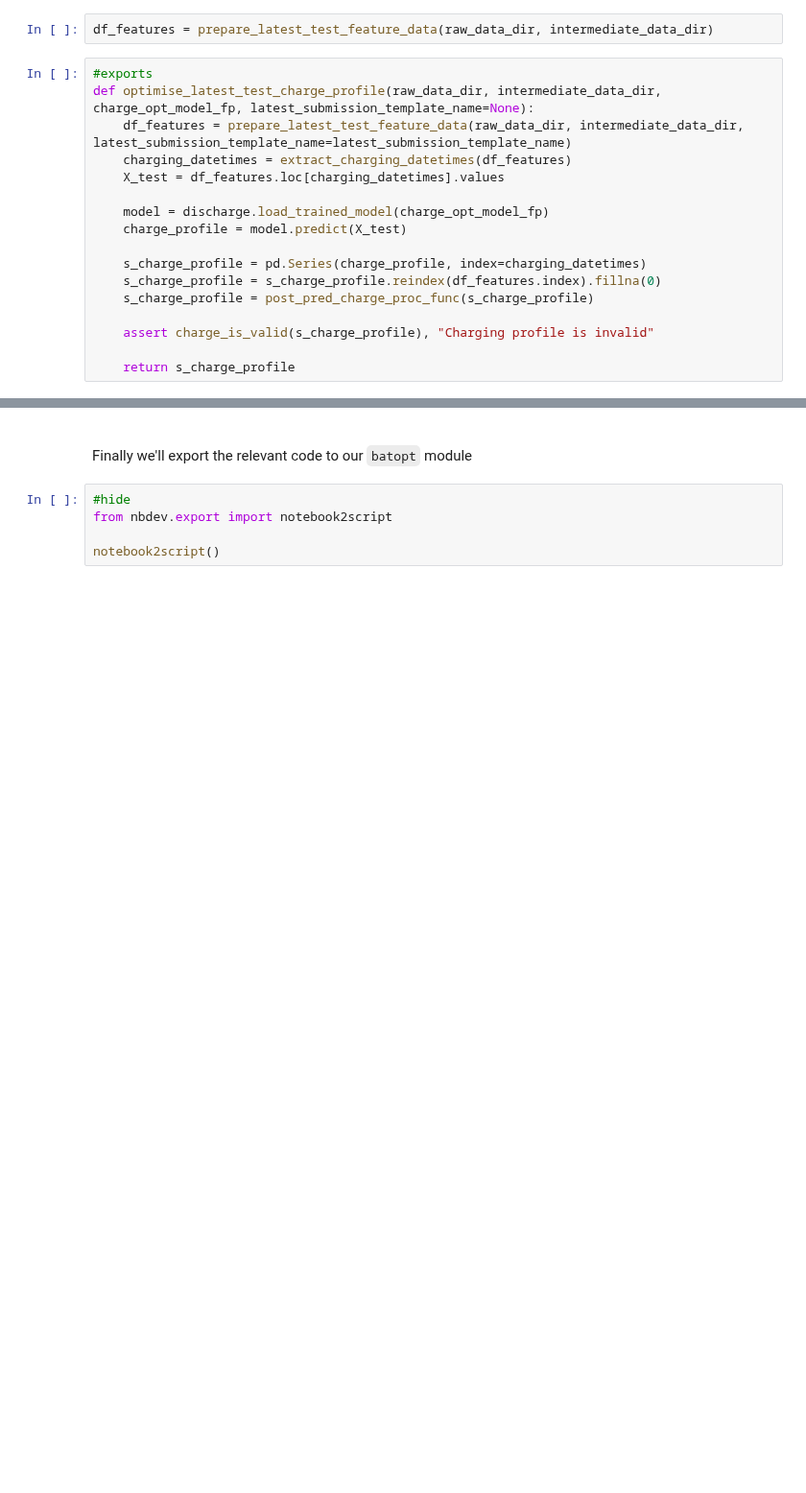
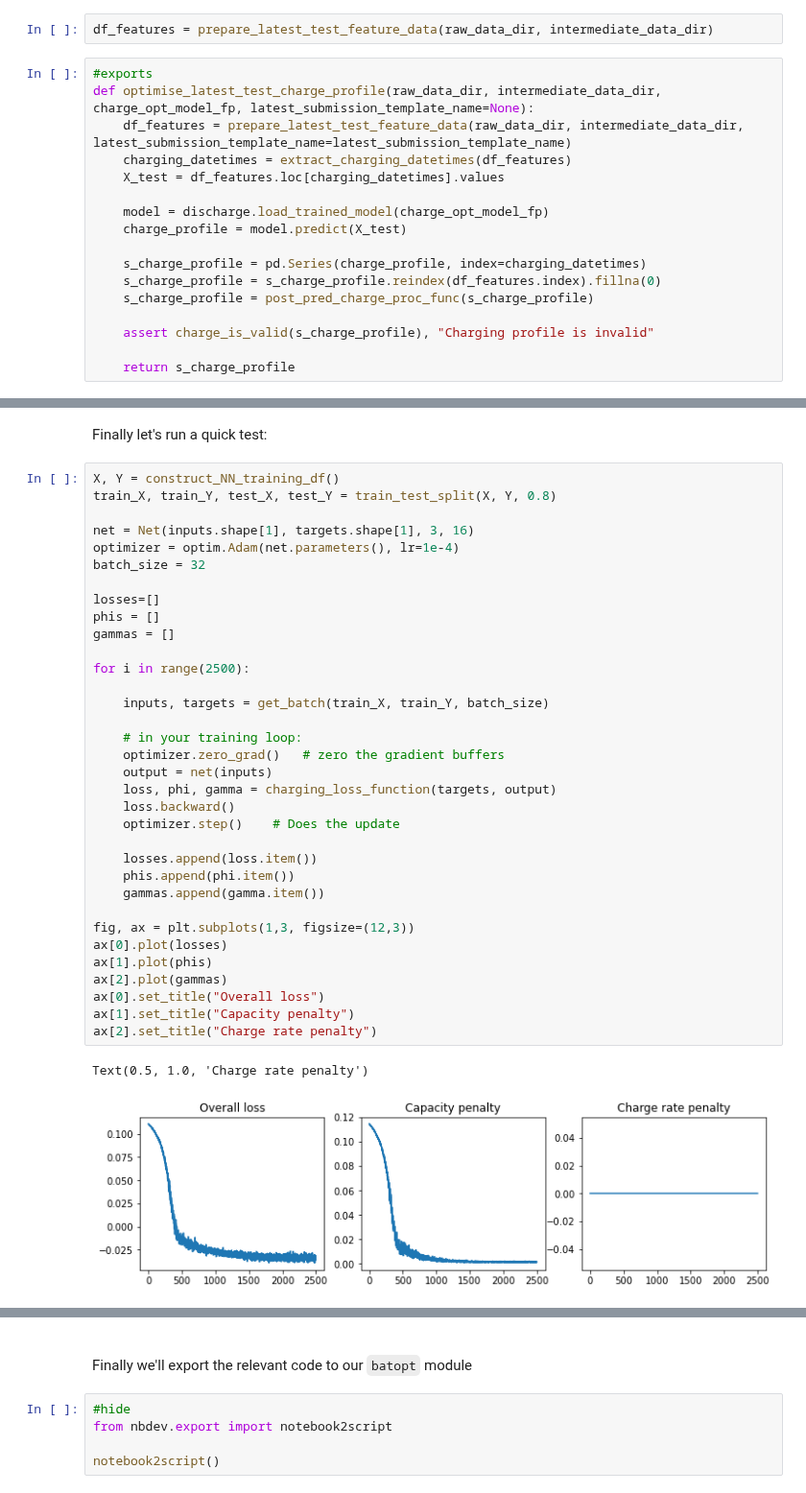
Before and after one commit to AyrtonB/WPD-DS-Challenge, a Jupyter notebook: nbs/03-charging.ipynb, the cells around one changed output, grey strips where cells are left out. Shown at 96% size. Cells and saved outputs as stored; diff of their text form; blank space fills up the shorter version.

```diff
--- a/nbs/03-charging.ipynb
+++ b/nbs/03-charging.ipynb
@@ -760,0 +863,39 @@ Charge is valid: True
+# %% [markdown]
+Finally let's run a quick test:
+# %%
+X, Y = construct_NN_training_df()
+train_X, train_Y, test_X, test_Y = train_test_split(X, Y, 0.8)
+
+net = Net(inputs.shape[1], targets.shape[1], 3, 16)
+optimizer = optim.Adam(net.parameters(), lr=1e-4)
+batch_size = 32
+
+losses=[]
+phis = []
+gammas = []
+
+for i in range(2500):
+
+    inputs, targets = get_batch(train_X, train_Y, batch_size)
+
+    # in your training loop:
+    optimizer.zero_grad()   # zero the gradient buffers
+    output = net(inputs)
+    loss, phi, gamma = charging_loss_function(targets, output)
+    loss.backward()
+    optimizer.step()    # Does the update
+
+    losses.append(loss.item())
+    phis.append(phi.item())
+    gammas.append(gamma.item())
+
+fig, ax = plt.subplots(1,3, figsize=(12,3))
+ax[0].plot(losses)
+ax[1].plot(phis)
+ax[2].plot(gammas)
+ax[0].set_title("Overall loss")
+ax[1].set_title("Capacity penalty")
+ax[2].set_title("Charge rate penalty")
+# %% [output]
+Text(0.5, 1.0, 'Charge rate penalty')
+[figure, added]
```
Also changed, not shown: parts of 20 cells of this notebook.
